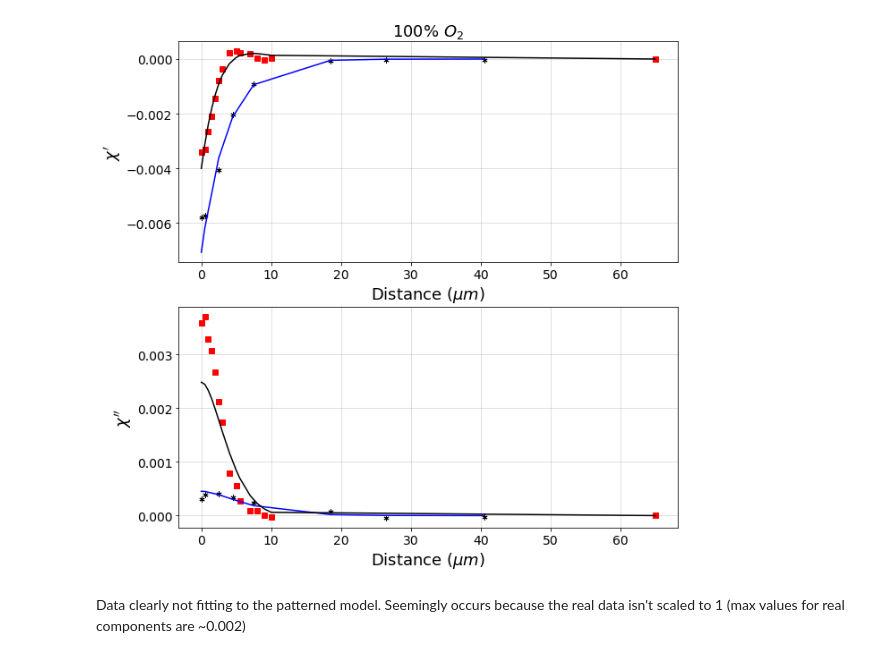
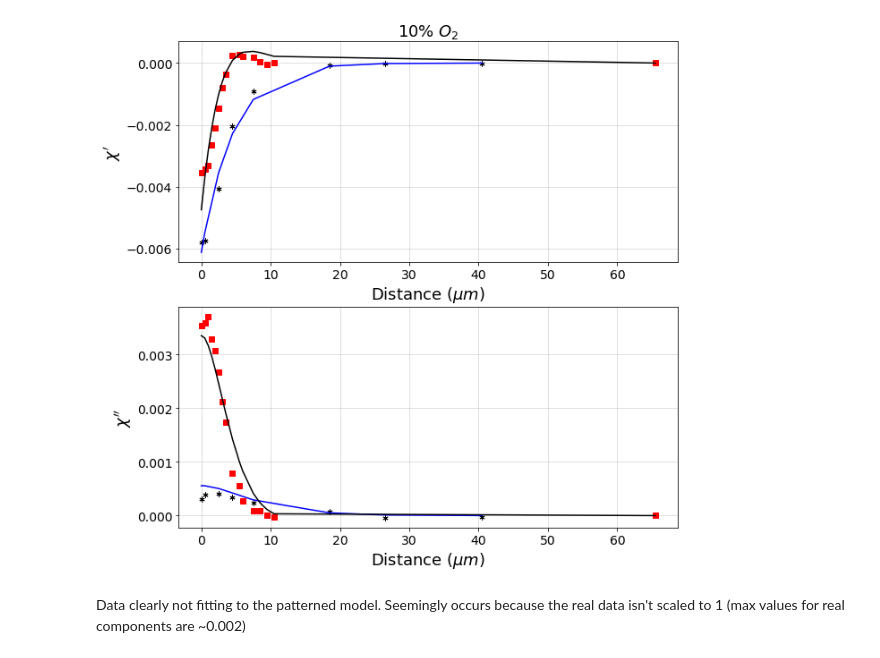
Before and after one commit to BGerwe/Xray-Project, a Jupyter notebook: fr_XAS/July18 Data V Cont Amp Patterned Model.ipynb, the cells around one changed output. Saved outputs shown, nothing was run; the diff lists cells and outputs as text; code cells hidden in the pictures.

Commit message:
Corrected problems with pattern model definition of ld and tg.

```diff
--- a/fr_XAS/July18 Data V Cont Amp Patterned Model.ipynb
+++ b/fr_XAS/July18 Data V Cont Amp Patterned Model.ipynb
@@ -96,30 +103,7 @@ for iy in np.arange(6,8):
-# %%
-for iy in np.arange(2, 4):
-    fit_params['ld_%i' % iy].expr = 'ld_1'
-    fit_params['tg_%i' % iy].expr = 'tg_1'
-    fit_params['kappa_%i' % iy].expr = 'kappa_1'
-    fit_params['gamma_%i' % iy].expr = 'gamma_1'
-    fit_params['amp_%i' % iy].expr = 'amp_1'
-    fit_params['aoo_%i' % iy].expr = 'aoo_1'
-
-for iy in np.arange(5, 7):
-    fit_params['ld_%i' % iy].expr = 'ld_4'
-    fit_params['tg_%i' % iy].expr = 'tg_4'
-    fit_params['kappa_%i' % iy].expr = 'kappa_4'
-    fit_params['gamma_%i' % iy].expr = 'gamma_4'
-    fit_params['amp_%i' % iy].expr = 'amp_4'
-    fit_params['aoo_%i' % iy].expr = 'aoo_1'
-
-for iy in np.arange(8, 9):
-    fit_params['ld_%i' % iy].expr = 'ld_7'
-    fit_params['tg_%i' % iy].expr = 'tg_7'
-    fit_params['kappa_%i' % iy].expr = 'kappa_7'
-    fit_params['gamma_%i' % iy].expr = 'gamma_7'
-    fit_params['amp_%i' % iy].expr = 'amp_7'
-    fit_params['aoo_%i' % iy].expr = 'aoo_1'
 # %%
-mini =lmfit.Minimizer(models.objective_fun, fit_params, fcn_args=(x, data, chi_pattern), nan_policy='propagate')
+mini=lmfit.Minimizer(models.objective_fun, fit_params, fcn_args=(x, data, chi_pattern))
 # %%
-out = mini.minimize(method='leastsq')
+out = mini.minimize(method='least_squares')
+print(out.redchi)
 report_fit(out.params)
 # %% [output]
@@ -163,0 +127,4 @@ lmfit.printfuncs.report_ci(ci)
+# %%
+out = mini.minimize(method='leastsq', params=out.params)
+print(out.redchi)
+report_fit(out.params)
@@ -188,14 +173,14 @@ plt.show()
 # %%
 fig, axes = plt.subplots(nrows=2, figsize=(10,10))
 
 for iy in np.arange(6,8):
     visualization.plot_chi(axes, x[iy], data[iy], ls='')
 for iy in np.arange(6,8):
     visualization.plot_chi(axes, x[iy], models.dataset_fun(out.params, iy, x[iy], chi_pattern), marker='')
 
-axes[0].set_title('100% $O_2$', fontsize=18)
+axes[0].set_title('10% $O_2$', fontsize=18)
 plt.show()
 # %% [output]
-[figure, old version]
+[figure, new version]
 # %% [markdown]
 Data clearly not fitting to the patterned model. Seemingly occurs because the real data isn't scaled to 1 (max values for real components are ~0.002)
```
Also changed, not shown: parts of 11 cells of this notebook, 4 other files.
